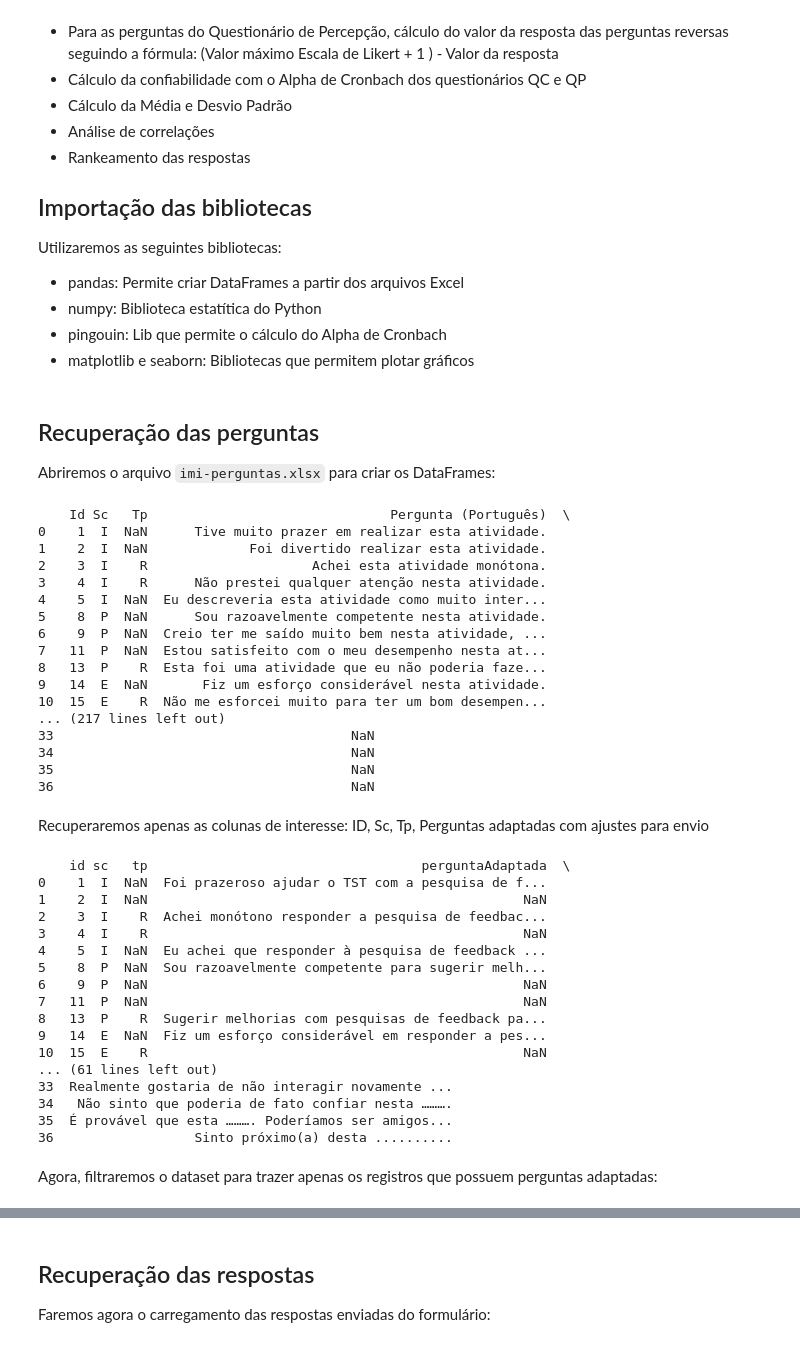
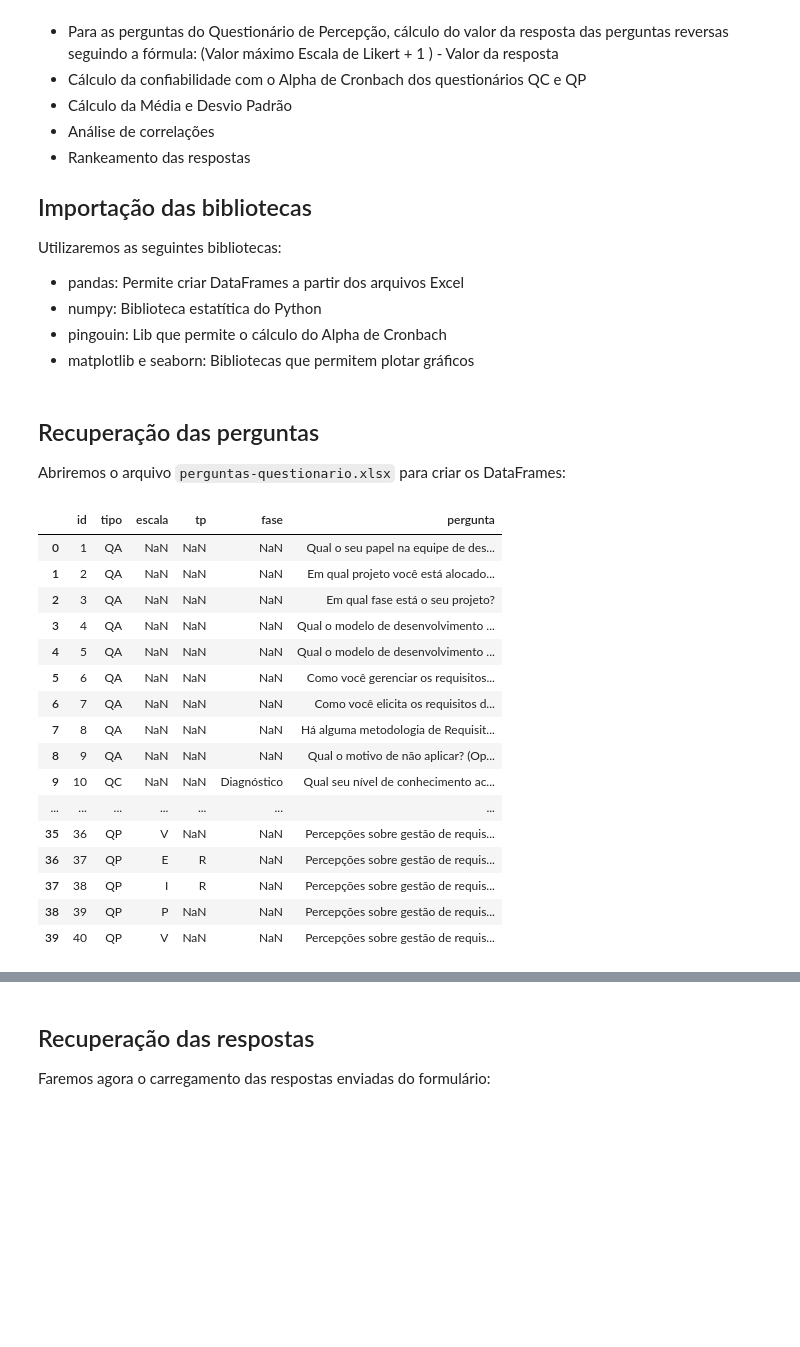
Before and after one commit to demetriusjube/ppca-engenharia-requisitos, a Jupyter notebook: analise-respostas.ipynb, the cells around one changed output, grey strips where cells are left out. Drawn from its saved outputs; the diff is of its cells as text; code cells hidden in the pictures; blank space fills up the shorter version.

Commit message:
Alteração das perguntas por ids

```diff
--- a/analise-respostas.ipynb
+++ b/analise-respostas.ipynb
@@ -32,50 +32,25 @@ import seaborn as sns
 # %% [markdown]
 ## Recuperação das perguntas
 
-Abriremos o arquivo `imi-perguntas.xlsx` para criar os DataFrames:
+Abriremos o arquivo `perguntas-questionario.xlsx` para criar os DataFrames:
 # %%
-perguntasImi = pd.read_excel('arquivos/imi-perguntas.xlsx', sheet_name='IMI Grupo 1')
-print(perguntasImi)
+dfPerguntasFiltradas = pd.read_excel('arquivos/perguntas-questionario.xlsx', sheet_name='Estrutura Perguntas')
+display(dfPerguntasFiltradas)
 # %% [output]
-    Id Sc   Tp                               Pergunta (Português)  \
-0    1  I  NaN      Tive muito prazer em realizar esta atividade.
-1    2  I  NaN             Foi divertido realizar esta atividade.
-2    3  I    R                     Achei esta atividade monótona.
-3    4  I    R      Não prestei qualquer atenção nesta atividade.
-4    5  I  NaN  Eu descreveria esta atividade como muito inter...
-5    8  P  NaN      Sou razoavelmente competente nesta atividade.
-6    9  P  NaN  Creio ter me saído muito bem nesta atividade, ...
-7   11  P  NaN  Estou satisfeito com o meu desempenho nesta at...
-8   13  P    R  Esta foi uma atividade que eu não poderia faze...
-9   14  E  NaN       Fiz um esforço considerável nesta atividade.
-10  15  E    R  Não me esforcei muito para ter um bom desempen...
-... (217 lines left out)
-33                                      NaN
-34                                      NaN
-35                                      NaN
-36                                      NaN
+|  | id | tipo | escala | tp | fase | pergunta |
+| 0 | 1 | QA | NaN | NaN | NaN | Qual o seu papel na equipe de des... |
+| 1 | 2 | QA | NaN | NaN | NaN | Em qual projeto você está alocado... |
+| 2 | 3 | QA | NaN | NaN | NaN | Em qual fase está o seu projeto? |
+| 3 | 4 | QA | NaN | NaN | NaN | Qual o modelo de desenvolvimento ... |
+| 4 | 5 | QA | NaN | NaN | NaN | Qual o modelo de desenvolvimento ... |
+| 5 | 6 | QA | NaN | NaN | NaN | Como você gerenciar os requisitos... |
+| 6 | 7 | QA | NaN | NaN | NaN | Como você elicita os requisitos d... |
+| 7 | 8 | QA | NaN | NaN | NaN | Há alguma metodologia de Requisit... |
+| 8 | 9 | QA | NaN | NaN | NaN | Qual o motivo de não aplicar? (Op... |
+| 9 | 10 | QC | NaN | NaN | Diagnóstico | Qual seu nível de conhecimento ac... |
+| ... | ... | ... | ... | ... | ... | ... |
+| 35 | 36 | QP | V | NaN | NaN | Percepções sobre gestão de requis... |
+| 36 | 37 | QP | E | R | NaN | Percepções sobre gestão de requis... |
+| 37 | 38 | QP | I | R | NaN | Percepções sobre gestão de requis... |
+| 38 | 39 | QP | P | NaN | NaN | Percepções sobre gestão de requis... |
+| 39 | 40 | QP | V | NaN | NaN | Percepções sobre gestão de requis... |
-# %% [markdown]
-Recuperaremos apenas as colunas de interesse: ID, Sc, Tp, Perguntas adaptadas com ajustes para envio
-# %%
-dfPerguntas = pd.DataFrame().assign(id=perguntasImi['Id'], sc=perguntasImi['Sc'], tp=perguntasImi['Tp'],perguntaAdaptada=perguntasImi['Perguntas adaptadas com ajustes para envio'], perguntaOriginal=perguntasImi['Pergunta (Português)'])
-print(dfPerguntas)
-# %% [output]
-    id sc   tp                                   perguntaAdaptada  \
-0    1  I  NaN  Foi prazeroso ajudar o TST com a pesquisa de f...
-1    2  I  NaN                                                NaN
-2    3  I    R  Achei monótono responder a pesquisa de feedbac...
-3    4  I    R                                                NaN
-4    5  I  NaN  Eu achei que responder à pesquisa de feedback ...
-5    8  P  NaN  Sou razoavelmente competente para sugerir melh...
-6    9  P  NaN                                                NaN
-7   11  P  NaN                                                NaN
-8   13  P    R  Sugerir melhorias com pesquisas de feedback pa...
-9   14  E  NaN  Fiz um esforço considerável em responder a pes...
-10  15  E    R                                                NaN
-... (61 lines left out)
-33  Realmente gostaria de não interagir novamente ...
-34   Não sinto que poderia de fato confiar nesta ……….
-35  É provável que esta ………. Poderíamos ser amigos...
-36                  Sinto próximo(a) desta ..........
-# %% [markdown]
-Agora, filtraremos o dataset para trazer apenas os registros que possuem perguntas adaptadas:
```
Also changed, not shown: parts of 8 cells of this notebook, 3 other files.
